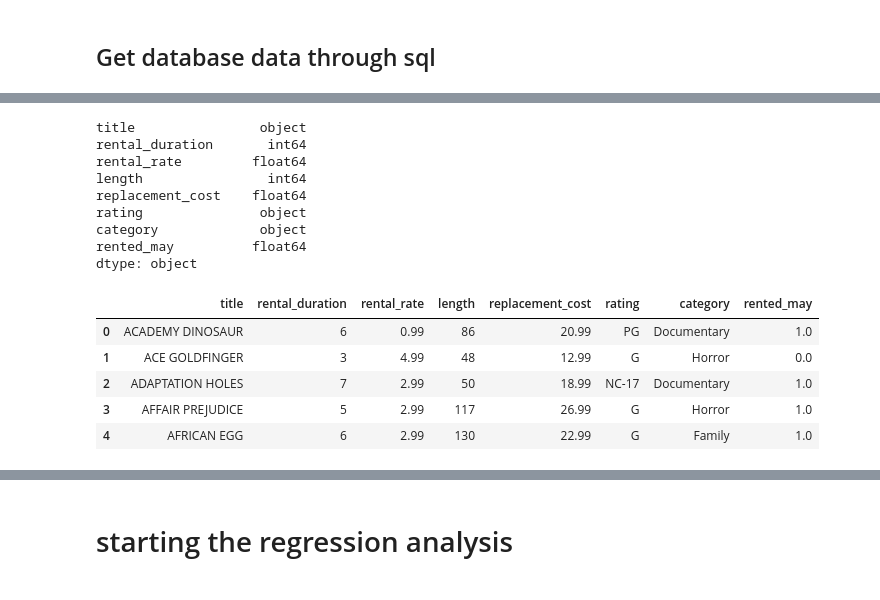
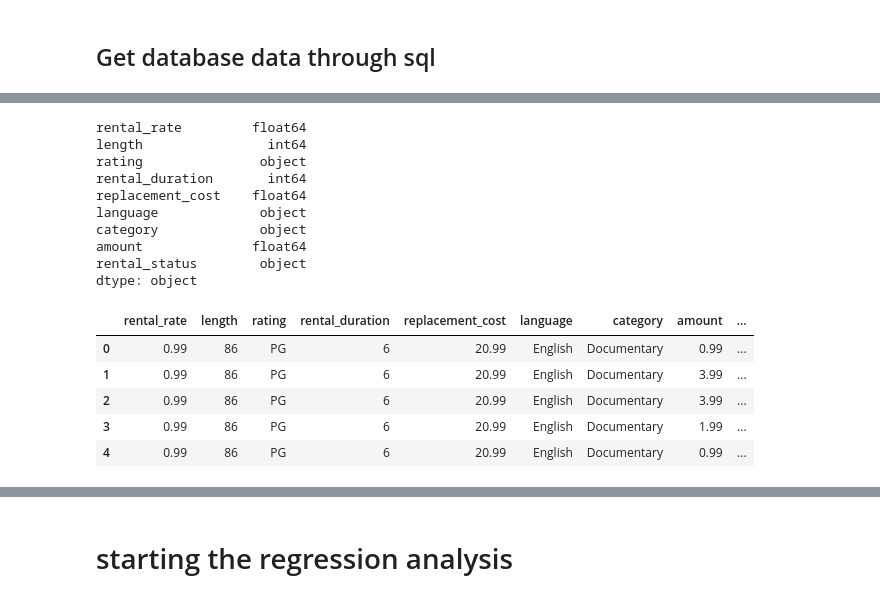
Before and after one commit to begumerdem/lab-predictions-logistic-regression, a Jupyter notebook: Lab logistic regression (1).ipynb, the cells around one changed output, grey strips where cells are left out. Drawn from its saved outputs; the diff is of its cells as text; code cells hidden in the pictures.

```diff
--- a/Lab logistic regression (1).ipynb
+++ b/Lab logistic regression (1).ipynb
@@ -82,0 +36,19 @@ data.head(30)
+# %%
+# get the data
+connection_string = 'mysql+pymysql://root:' + password + '@localhost/sakila'
+engine = create_engine(connection_string)
+query = '''select f.film_id, f.title, f.release_year, f.language_id,
+       f.original_language_id, f.rental_rate, f.length, f.rating,f.rental_duration,
+       f.replacement_cost,
+       l.name as 'language',
+       c.name as 'category', r.rental_date, p.amount from film f
+left join inventory i on f.film_id=i.film_id
+left join film_category fc on f.film_id=fc.film_id
+left join category c on c.category_id=fc.category_id
+left join language l on l.language_id=f.language_id
+left join rental r on r.inventory_id=i.inventory_id
+left join payment p on p.rental_id=r.rental_id
+ORDER BY f.film_id ASC;'''
+
+sakila = pd.read_sql_query(query, engine)
+sakila.head()
@@ -82,0 +64,8 @@ data.head(30)
+# %%
+def check_rental(text):
+        if '2005-05' in str(text):
+            return 'rented'
+        else:
+            return 'not rented'
+
+sakila["rental_status"] = sakila['rental_date'].apply(lambda x: check_rental(x))
@@ -82,0 +117,3 @@ data.head(30)
+# %%
+sakila.drop(axis=1, columns=['film_id', 'title', 'release_year','rental_date','language_id','original_language_id'], inplace=True)
+sakila.isna().sum()
@@ -82,0 +131,2 @@ data.head(30)
+# %%
+sakila=sakila.fillna(0)
@@ -150,12 +188,13 @@ dtype: int64
 # %%
-data.dtypes
+sakila.dtypes
 # %% [output]
-title                object
-rental_duration       int64
 rental_rate         float64
 length                int64
+rating               object
+rental_duration       int64
 replacement_cost    float64
-rating               object
+language             object
 category             object
-rented_may          float64
+amount              float64
+rental_status        object
 dtype: object
@@ -164,9 +201,9 @@ data['rented_may'] = data['rented_may'].fillna(0)
 # %%
-data.head()
+sakila.head()
 # %% [output]
-|  | title | rental_duration | rental_rate | length | replacement_cost | rating | category | rented_may |
-| 0 | ACADEMY DINOSAUR | 6 | 0.99 | 86 | 20.99 | PG | Documentary | 1.0 |
-| 1 | ACE GOLDFINGER | 3 | 4.99 | 48 | 12.99 | G | Horror | 0.0 |
-| 2 | ADAPTATION HOLES | 7 | 2.99 | 50 | 18.99 | NC-17 | Documentary | 1.0 |
-| 3 | AFFAIR PREJUDICE | 5 | 2.99 | 117 | 26.99 | G | Horror | 1.0 |
-| 4 | AFRICAN EGG | 6 | 2.99 | 130 | 22.99 | G | Family | 1.0 |
+|  | rental_rate | length | rating | rental_duration | replacement_cost | language | category | amount | ... |
+| 0 | 0.99 | 86 | PG | 6 | 20.99 | English | Documentary | 0.99 | ... |
+| 1 | 0.99 | 86 | PG | 6 | 20.99 | English | Documentary | 3.99 | ... |
+| 2 | 0.99 | 86 | PG | 6 | 20.99 | English | Documentary | 3.99 | ... |
+| 3 | 0.99 | 86 | PG | 6 | 20.99 | English | Documentary | 1.99 | ... |
+| 4 | 0.99 | 86 | PG | 6 | 20.99 | English | Documentary | 0.99 | ... |
```
Also changed, not shown: parts of 58 cells of this notebook.
